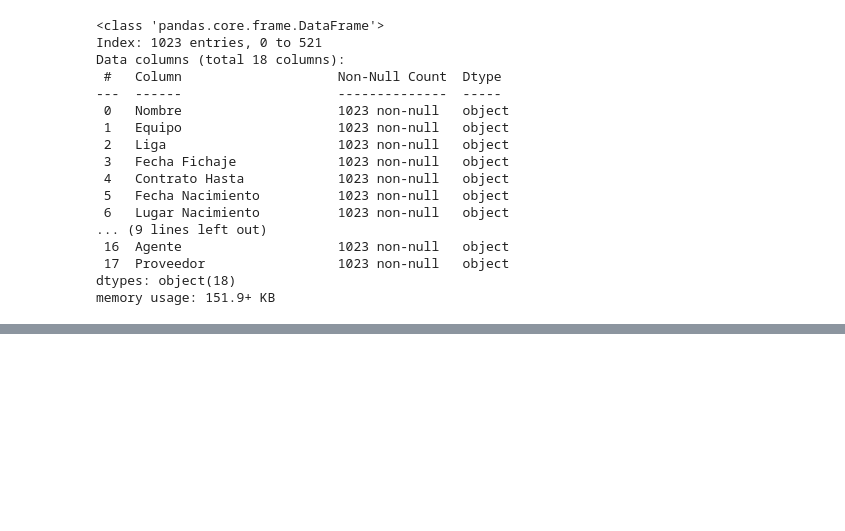
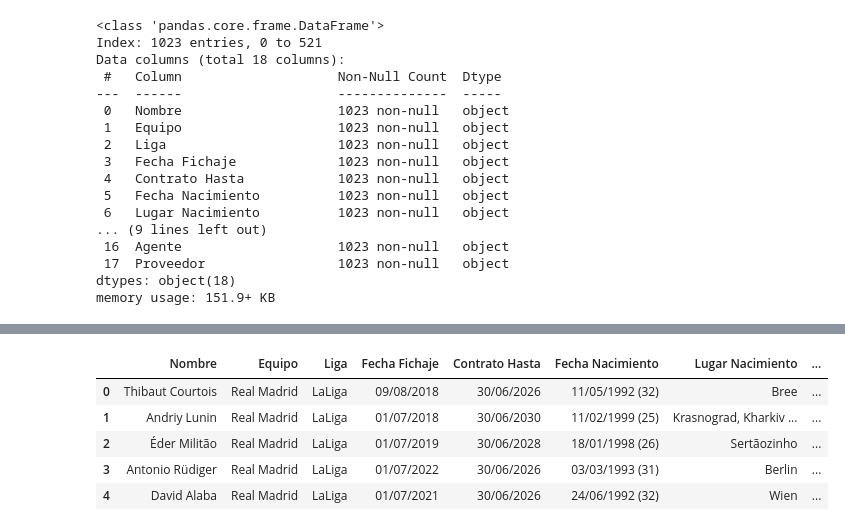
Before and after one commit to Lokhy87/DV7_GROUP, a Jupyter notebook: DB_1a_2da.ipynb, the cells around one changed output, grey strips where cells are left out. Cells and saved outputs as stored; diff of their text form; code cells hidden in the pictures; blank space fills up the shorter version.

```diff
--- a/DB_1a_2da.ipynb
+++ b/DB_1a_2da.ipynb
@@ -115,0 +134,9 @@ memory usage: 151.9+ KB
+# %%
+df_concatenado.head()
+# %% [output]
+|  | Nombre | Equipo | Liga | Fecha Fichaje | Contrato Hasta | Fecha Nacimiento | Lugar Nacimiento | ... |
+| 0 | Thibaut Courtois | Real Madrid | LaLiga | 09/08/2018 | 30/06/2026 | 11/05/1992 (32) | Bree | ... |
+| 1 | Andriy Lunin | Real Madrid | LaLiga | 01/07/2018 | 30/06/2030 | 11/02/1999 (25) | Krasnograd, Kharkiv ... | ... |
+| 2 | Éder Militão | Real Madrid | LaLiga | 01/07/2019 | 30/06/2028 | 18/01/1998 (26) | Sertãozinho | ... |
+| 3 | Antonio Rüdiger | Real Madrid | LaLiga | 01/07/2022 | 30/06/2026 | 03/03/1993 (31) | Berlin | ... |
+| 4 | David Alaba | Real Madrid | LaLiga | 01/07/2021 | 30/06/2026 | 24/06/1992 (32) | Wien | ... |
```
Also changed, not shown: parts of 7 cells of this notebook, 2 other files.
